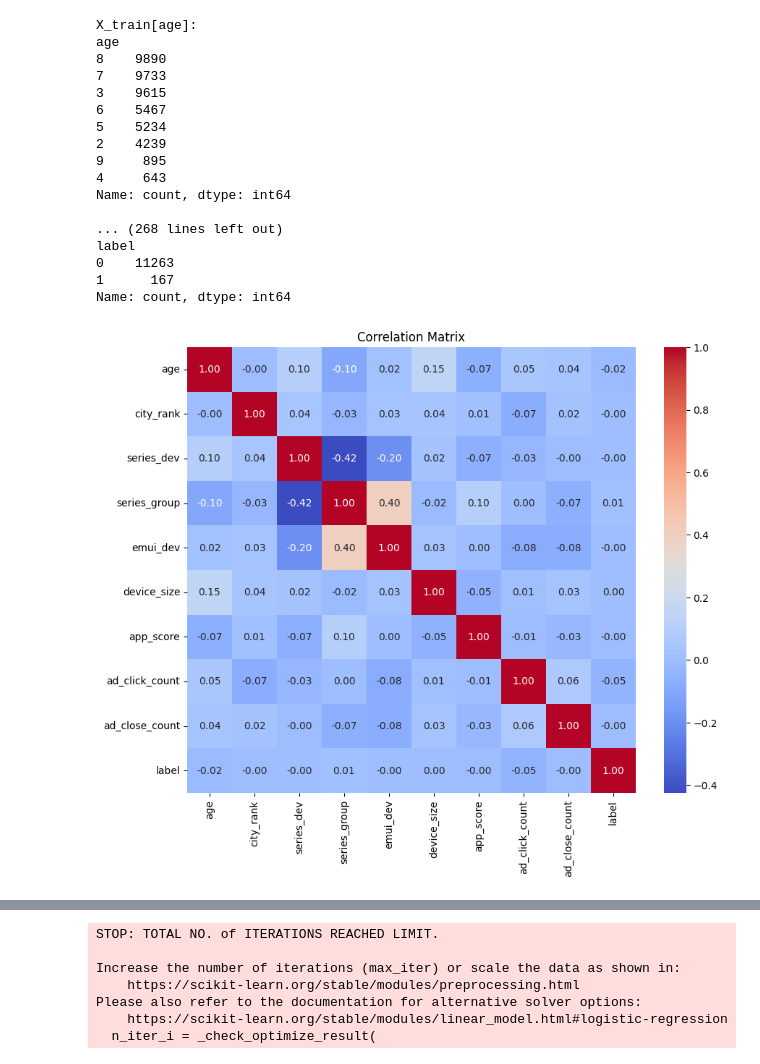
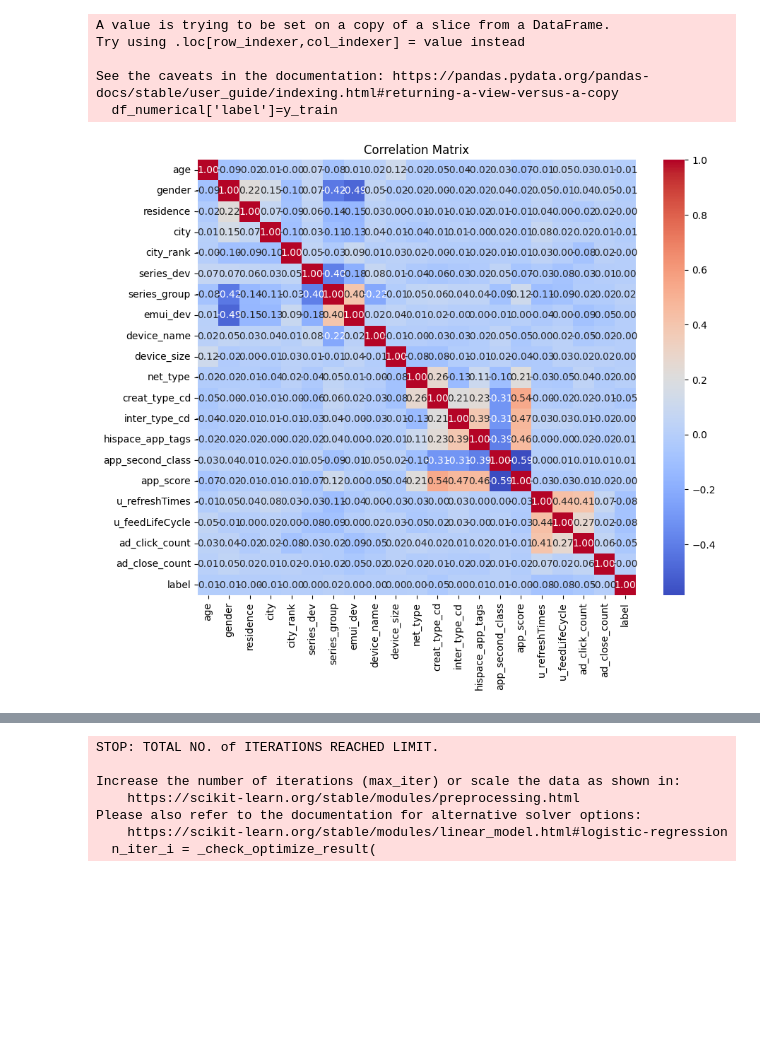
Before and after one commit to ohsono/stats414, a Jupyter notebook: stat414_midterm.ipynb, the cells around one changed output, grey strips where cells are left out. Cells and saved outputs as stored; diff of their text form; code cells hidden in the pictures; blank space fills up the shorter version.

Commit message:
Created using Colab 2025-02-06 15:57:00 PM

```diff
--- a/stat414_midterm.ipynb
+++ b/stat414_midterm.ipynb
@@ -64,5 +113,6 @@ dtype: int64
 # %%
 #cleaning data and recoding
+# list to count
 train_ads['ad_cl_cnt1'] = train_ads['ad_click_list_v001'].apply(lambda x: len(str(x).split('^')) if pd.notna(x) else 0)
 train_ads['ad_cl_cnt2'] = train_ads['ad_click_list_v002'].apply(lambda x: len(str(x).split('^')) if pd.notna(x) else 0)
 train_ads['ad_cl_cnt3'] = train_ads['ad_click_list_v003'].apply(lambda x: len(str(x).split('^')) if pd.notna(x) else 0)
@@ -70,9 +120,15 @@ train_ads['ad_cl_cnt3'] = train_ads['ad_click_list_v003'].apply(lambda x: len(st
 # sum all ads click counts
 train_ads['ad_click_count'] = train_ads['ad_cl_cnt1'] + train_ads['ad_cl_cnt2'] + train_ads['ad_cl_cnt3']
 
-
 train_ads['ad_clo_cnt1'] = train_ads['ad_close_list_v001'].apply(lambda x: len(str(x).split('^')) if pd.notna(x) else 0)
 train_ads['ad_clo_cnt2'] = train_ads['ad_close_list_v002'].apply(lambda x: len(str(x).split('^')) if pd.notna(x) else 0)
 train_ads['ad_clo_cnt3'] = train_ads['ad_close_list_v003'].apply(lambda x: len(str(x).split('^')) if pd.notna(x) else 0)
 # sum all ads close counts
 train_ads['ad_close_count'] = train_ads['ad_clo_cnt1'] + train_ads['ad_clo_cnt2'] + train_ads['ad_clo_cnt3']
+
+# Drop rows with any missing values
+train_ads.dropna(inplace=True)
+
+# Sparate label to Y and match index of train_ads
+Y = train_ads['label']
+Y = Y[train_ads.index]
@@ -83,6 +135,10 @@ Y = train_ads['label']
+# %%
+
+# clean train_ads by dropping Y
+train_ads=train_ads.drop(['label'],axis=1)
 # %%
 # Split traing data into training and validation sets
-X_train, X_test, y_train, y_test = train_test_split(X_train_ads, Y, test_size=0.20, random_state=42)
+X_train, X_test, y_train, y_test = train_test_split(train_ads, Y, test_size=0.20, random_state=42)
 
 #need to rename label > churn
 # y_train = df_train.churn.values
@@ -93,53 +149,34 @@ X_train, X_test, y_train, y_test = train_test_split(X_train_ads, Y, test_size=0.
 
 #y_train = df_train.values
 #y_val = df_val.values
-# %%
-# Get value counts for each column in X_train and X_test
-for column in X_train.columns:
-    print(f"X_train[{column}]:\n{X_train[column].value_counts()}\n")
-
-for column in X_test.columns:
-    print(f"X_test[{column}]:\n{X_test[column].value_counts()}\n")
-
-# Get value counts for y_train and y_test to prove 80/20 split of data
-print("y_train:\n{}\n".format(y_train.value_counts()))
-print("y_test:\n{}\n".format(y_test.value_counts()))
-# %% [output]
-X_train[age]:
-age
-8    9890
-7    9733
-3    9615
-6    5467
-5    5234
-2    4239
-9     895
-4     643
-Name: count, dtype: int64
-
-... (268 lines left out)
-label
-0    11263
-1      167
-Name: count, dtype: int64
 # %%
-numerical_features = ['age', 'city_rank', 'series_dev', 'series_group', 'emui_dev', 'device_size', 'app_score', 'ad_click_count','ad_close_count']
+# select only numerical_features
+numerical_features = ['age', 'gender', 'residence', 'city', 'city_rank', 'series_dev', 'series_group', 'emui_dev', 'device_name', 'device_size',
+                      'net_type', 'creat_type_cd', 'inter_type_cd', 'hispace_app_tags', 'app_second_class', 'app_score', 'u_refreshTimes', 'u_feedLifeCycle', 'ad_click_count','ad_close_count']
+
 #df_numerical = df_train[numerical_features]
 #correlation_matrix = df_numerical.corr()
 #correlation_matrix = df_train[numerical_features].corr()
 
 #combine X_train and y_train data into df_numerical
 df_numerical=X_train[numerical_features]
 df_numerical['label']=y_train
+
+#calculate correlation matrix and draw heatmap plot
 correlation_matrix = df_numerical.corr()
 
 
 plt.figure(figsize=(10, 8))
 sns.heatmap(correlation_matrix, annot=True, cmap='coolwarm', fmt='.2f')
 plt.title('Correlation Matrix')
 plt.show()
 # %% [output]
+A value is trying to be set on a copy of a slice from a DataFrame.
+Try using .loc[row_indexer,col_indexer] = value instead
+
+See the caveats in the documentation: https://pandas.pydata.org/pandas-docs/stable/user_guide/indexing.html#returning-a-view-versus-a-copy
+  df_numerical['label']=y_train
-[figure, old version]
+[figure, new version]
 # %%
 # Extract correlation of each feature with 'label'
 label_correlation = correlation_matrix['label'].sort_values(ascending=False)
```
Also changed, not shown: parts of 32 cells of this notebook.
